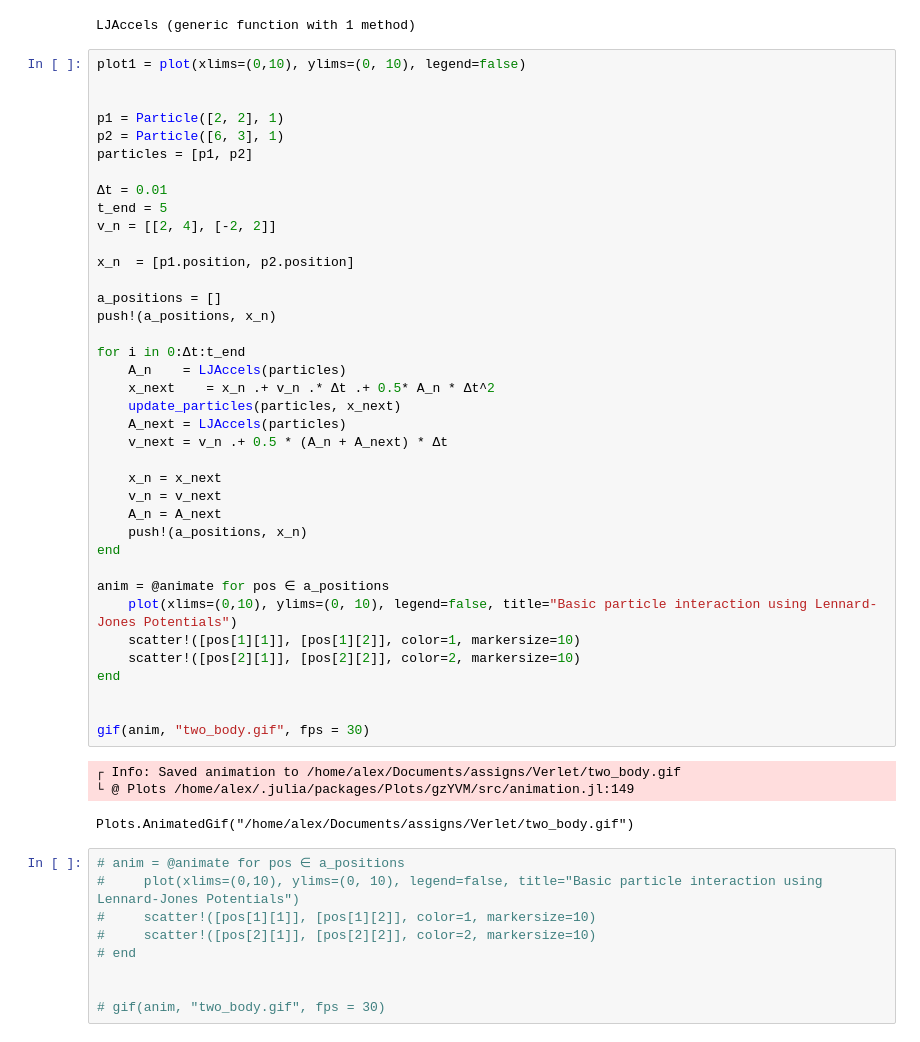
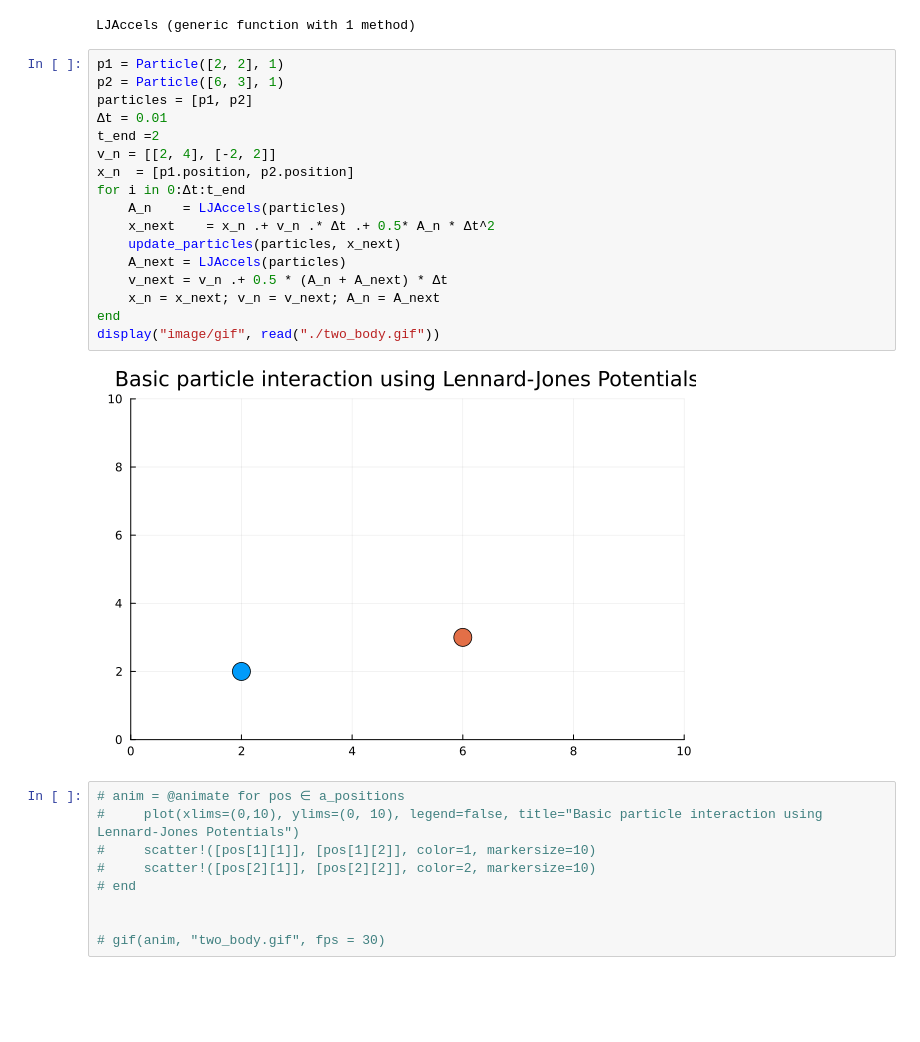
Before and after one commit to DJMacFarlane/Verlet_backup, a Jupyter notebook: molecular dynamics.ipynb, the cells around one changed output. Saved outputs shown, nothing was run; the diff lists cells and outputs as text; blank space fills up the shorter version.

```diff
--- a/molecular dynamics.ipynb
+++ b/molecular dynamics.ipynb
@@ -96,47 +96,24 @@ end
 # %% [output]
 LJAccels (generic function with 1 method)
 # %%
-plot1 = plot(xlims=(0,10), ylims=(0, 10), legend=false)
-
-
 p1 = Particle([2, 2], 1)
 p2 = Particle([6, 3], 1)
 particles = [p1, p2]
-
 Δt = 0.01
-t_end = 5
+t_end =2
 v_n = [[2, 4], [-2, 2]]
-
 x_n  = [p1.position, p2.position]
-
-a_positions = []
-push!(a_positions, x_n)
-
 for i in 0:Δt:t_end
     A_n    = LJAccels(particles)
     x_next    = x_n .+ v_n .* Δt .+ 0.5* A_n * Δt^2
     update_particles(particles, x_next)
     A_next = LJAccels(particles)
     v_next = v_n .+ 0.5 * (A_n + A_next) * Δt
-
-    x_n = x_next
-    v_n = v_next
-    A_n = A_next
-    push!(a_positions, x_n)
+    x_n = x_next; v_n = v_next; A_n = A_next
 end
-
-anim = @animate for pos ∈ a_positions
-    plot(xlims=(0,10), ylims=(0, 10), legend=false, title="Basic particle interaction using Lennard-Jones Potentials")
-    scatter!([pos[1][1]], [pos[1][2]], color=1, markersize=10)
-    scatter!([pos[2][1]], [pos[2][2]], color=2, markersize=10)
-end
-
-
-gif(anim, "two_body.gif", fps = 30)
+display("image/gif", read("./two_body.gif"))
 # %% [output]
-┌ Info: Saved animation to /home/alex/Documents/assigns/Verlet/two_body.gif
-└ @ Plots /home/alex/.julia/packages/Plots/gzYVM/src/animation.jl:149
-Plots.AnimatedGif("/home/alex/Documents/assigns/Verlet/two_body.gif")
+[figure, added]
 # %%
 # anim = @animate for pos ∈ a_positions
 #     plot(xlims=(0,10), ylims=(0, 10), legend=false, title="Basic particle interaction using Lennard-Jones Potentials")
```
Also changed, not shown: 1 other file.
